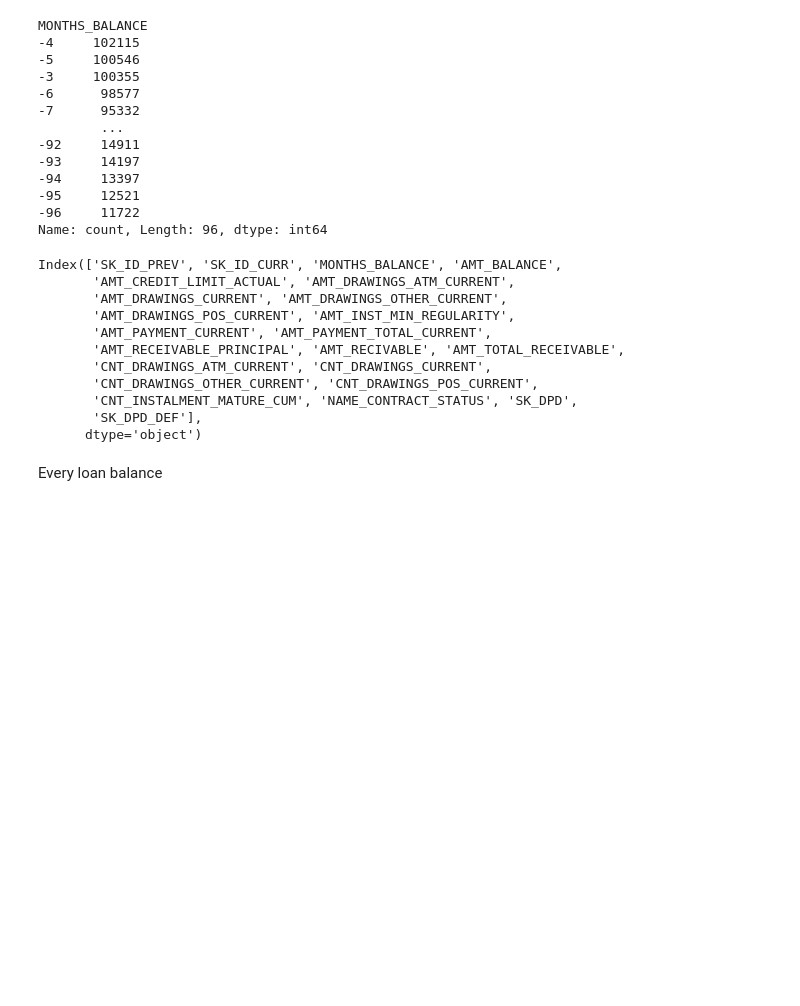
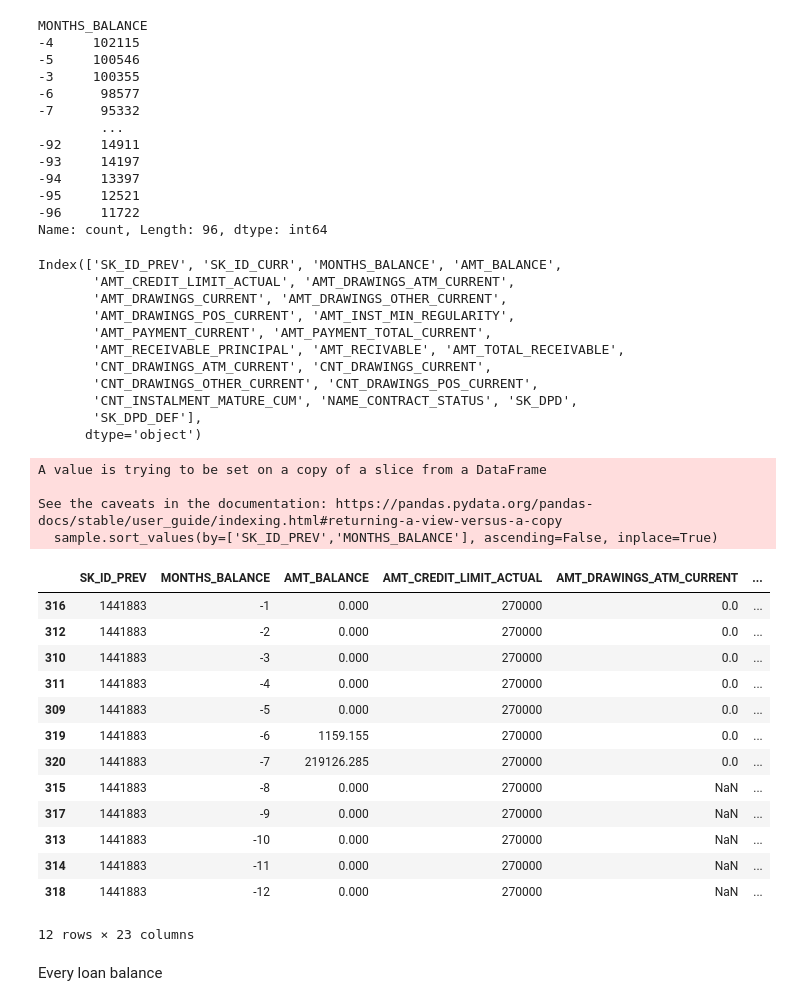
Before and after one commit to hung20gg/datavis_final, a Jupyter notebook: eda/balance.ipynb, the cells around one changed output. Drawn from its saved outputs; the diff is of its cells as text; code cells hidden in the pictures; blank space fills up the shorter version.

```diff
--- a/eda/balance.ipynb
+++ b/eda/balance.ipynb
@@ -121,6 +115,29 @@ Index(['SK_ID_PREV', 'SK_ID_CURR', 'MONTHS_BALANCE', 'AMT_BALANCE',
        'CNT_INSTALMENT_MATURE_CUM', 'NAME_CONTRACT_STATUS', 'SK_DPD',
        'SK_DPD_DEF'],
       dtype='object')
+# %%
+sample =  balance[balance['SK_ID_CURR'] == 85482]
+sample.sort_values(by=['SK_ID_PREV','MONTHS_BALANCE'], ascending=False, inplace=True)
+sample
+# %% [output]
+A value is trying to be set on a copy of a slice from a DataFrame
+
+See the caveats in the documentation: https://pandas.pydata.org/pandas-docs/stable/user_guide/indexing.html#returning-a-view-versus-a-copy
+  sample.sort_values(by=['SK_ID_PREV','MONTHS_BALANCE'], ascending=False, inplace=True)
+|  | SK_ID_PREV | MONTHS_BALANCE | AMT_BALANCE | AMT_CREDIT_LIMIT_ACTUAL | AMT_DRAWINGS_ATM_CURRENT | ... |
+| 316 | 1441883 | -1 | 0.000 | 270000 | 0.0 | ... |
+| 312 | 1441883 | -2 | 0.000 | 270000 | 0.0 | ... |
+| 310 | 1441883 | -3 | 0.000 | 270000 | 0.0 | ... |
+| 311 | 1441883 | -4 | 0.000 | 270000 | 0.0 | ... |
+| 309 | 1441883 | -5 | 0.000 | 270000 | 0.0 | ... |
+| 319 | 1441883 | -6 | 1159.155 | 270000 | 0.0 | ... |
+| 320 | 1441883 | -7 | 219126.285 | 270000 | 0.0 | ... |
+| 315 | 1441883 | -8 | 0.000 | 270000 | NaN | ... |
+| 317 | 1441883 | -9 | 0.000 | 270000 | NaN | ... |
+| 313 | 1441883 | -10 | 0.000 | 270000 | NaN | ... |
+| 314 | 1441883 | -11 | 0.000 | 270000 | NaN | ... |
+| 318 | 1441883 | -12 | 0.000 | 270000 | NaN | ... |
+12 rows × 23 columns
 # %% [markdown]
 Every loan balance
 # %%
```
Also changed, not shown: parts of 6 cells of this notebook, 8 other files.
